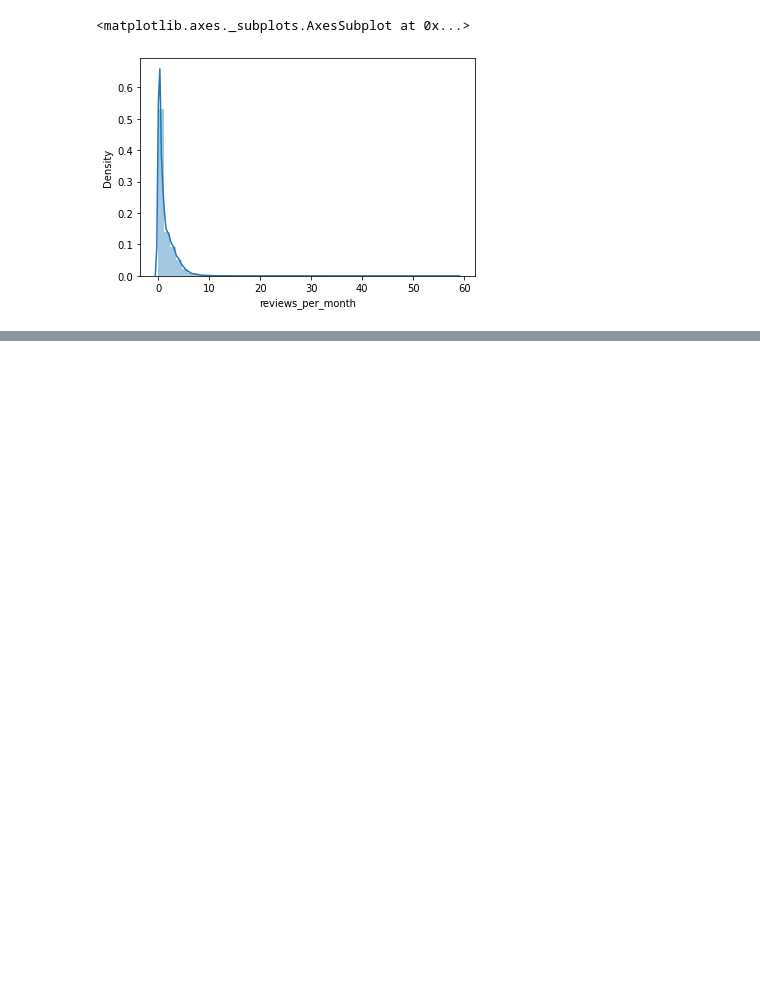
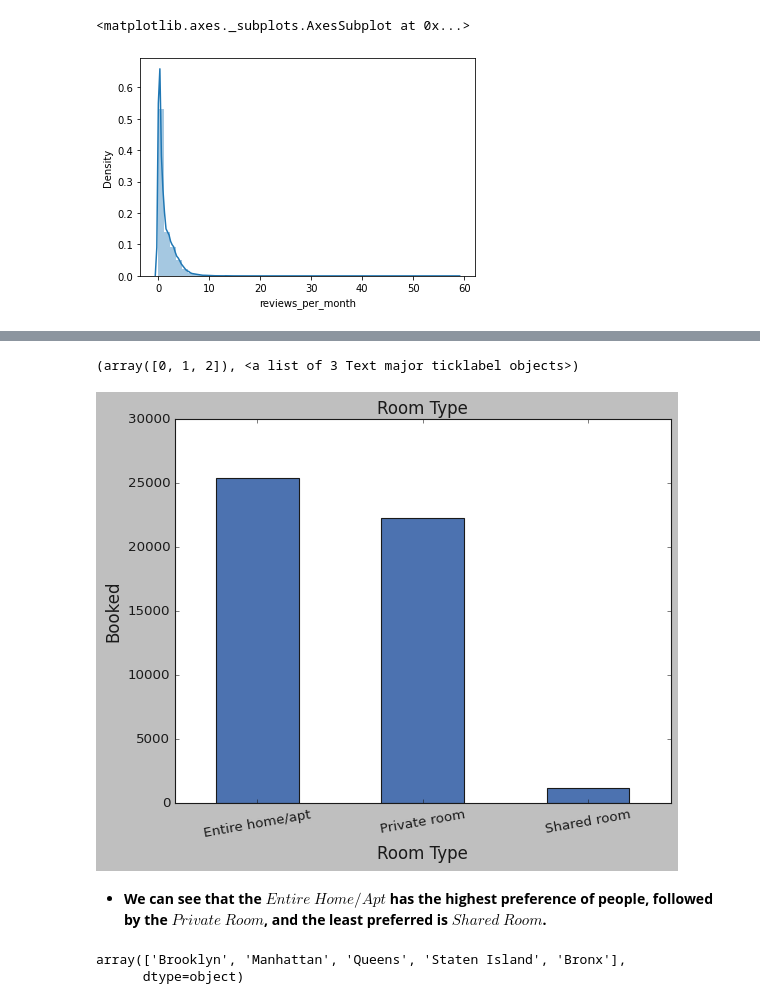
Before and after one commit to vir097/Airbnb-Bookings-Analysis---Capstone-Project, a Jupyter notebook: Airbnb_Bookings_Analysis_Capstone_Project.ipynb, the cells around one changed output, grey strips where cells are left out. Saved outputs shown, nothing was run; the diff lists cells and outputs as text; code cells hidden in the pictures; blank space fills up the shorter version.

```diff
--- a/Airbnb_Bookings_Analysis_Capstone_Project.ipynb
+++ b/Airbnb_Bookings_Analysis_Capstone_Project.ipynb
@@ -217,0 +306,23 @@ sns.distplot(airbnb_df['reviews_per_month'])
+# %%
+# Visualization of rooms type listed on airbnb platform through Bar graph
+# Bar Graph
+plt.rcParams["figure.figsize"] = (8,5)
+sns.set_theme('poster')
+sns.set_style('whitegrid')
+plt.style.use('classic')
+room_count.plot(kind='bar')
+plt.xlabel('Room Type',fontsize=15)
+plt.ylabel('Booked',fontsize=15)
+plt.title('Room Type',fontsize=15)
+plt.xticks(rotation=10)
+# %% [output]
+(array([0, 1, 2]), <a list of 3 Text major ticklabel objects>)
+[figure, added]
+# %% [markdown]
+* **We can see that the $Entire$ $Home/Apt$ has the highest preference of people, followed by the $Private$ $Room$, and the least preferred is $Shared$ $Room$.**
+# %%
+# Examine unique value of neighbourhood group(boroughs)
+airbnb_df['neighbourhood_group'].unique()
+# %% [output]
+array(['Brooklyn', 'Manhattan', 'Queens', 'Staten Island', 'Bronx'],
+      dtype=object)
```
Also changed, not shown: parts of 18 cells of this notebook.
